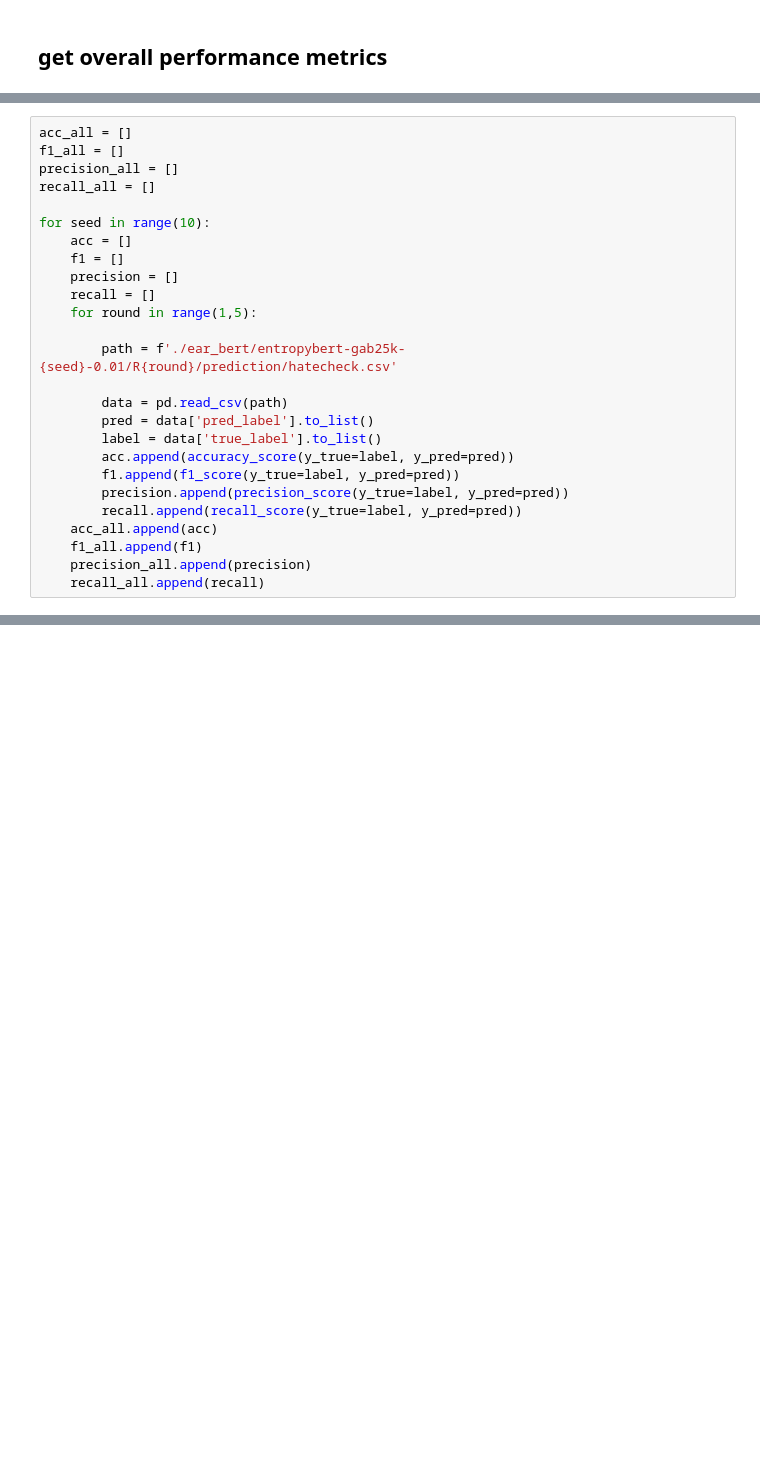
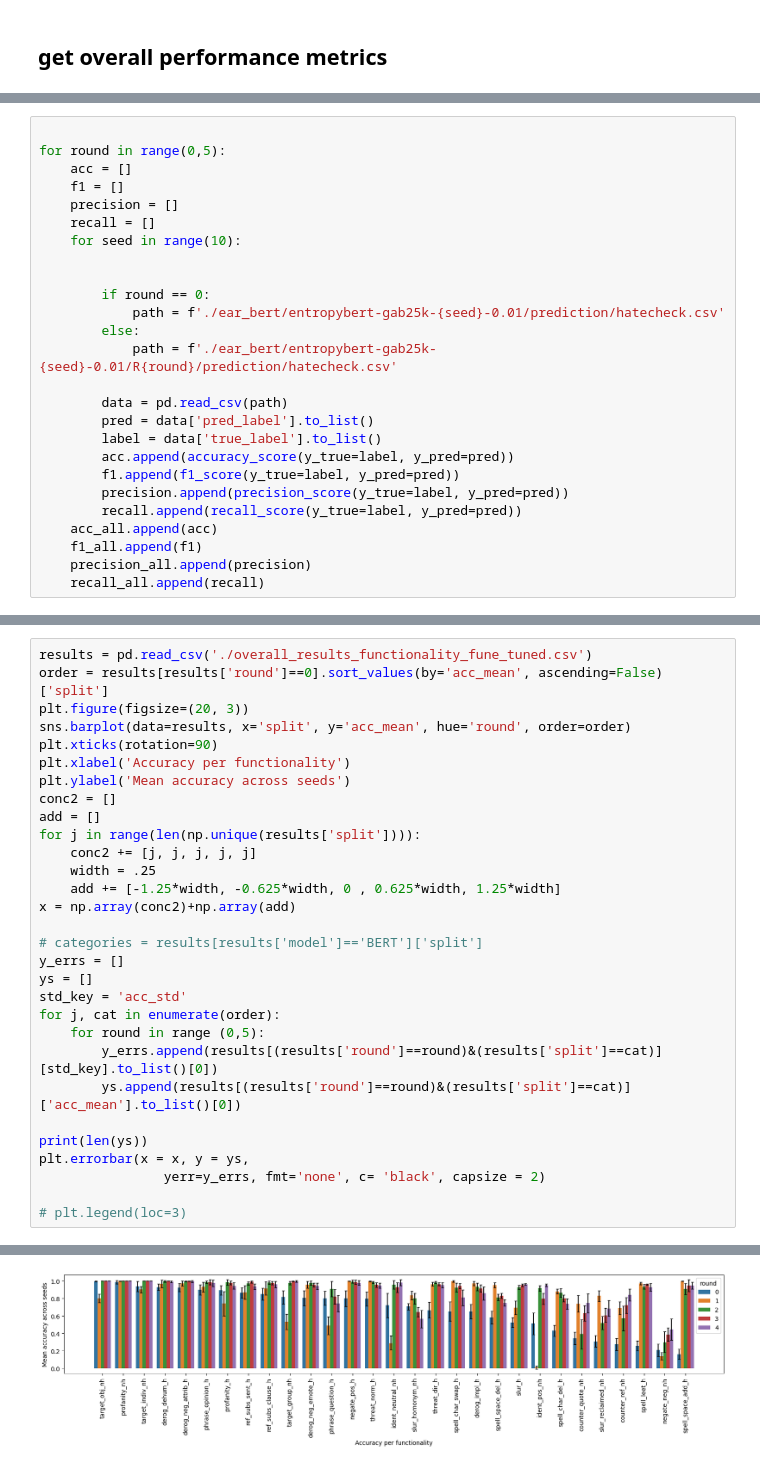
Before and after one commit to RaymondUoE/r255_bias_in_datasets, a Jupyter notebook: ear_dyna_results.ipynb, the cells around one changed output, grey strips where cells are left out. Saved outputs shown, nothing was run; the diff lists cells and outputs as text; blank space fills up the shorter version.

```diff
--- a/ear_dyna_results.ipynb
+++ b/ear_dyna_results.ipynb
@@ -35,17 +47,17 @@ for seed in tqdm(range(10), total=10):
 # %%
-acc_all = []
-f1_all = []
-precision_all = []
-recall_all = []
 
-for seed in range(10):
+for round in range(0,5):
     acc = []
     f1 = []
     precision = []
     recall = []
-    for round in range(1,5):
+    for seed in range(10):
 
-        path = f'./ear_bert/entropybert-gab25k-{seed}-0.01/R{round}/prediction/hatecheck.csv'
+
+        if round == 0:
+            path = f'./ear_bert/entropybert-gab25k-{seed}-0.01/prediction/hatecheck.csv'
+        else:
+            path = f'./ear_bert/entropybert-gab25k-{seed}-0.01/R{round}/prediction/hatecheck.csv'
 
         data = pd.read_csv(path)
         pred = data['pred_label'].to_list()
@@ -60,0 +118,31 @@ for seed in range(10):
+# %%
+results = pd.read_csv('./overall_results_functionality_fune_tuned.csv')
+order = results[results['round']==0].sort_values(by='acc_mean', ascending=False)['split']
+plt.figure(figsize=(20, 3))
+sns.barplot(data=results, x='split', y='acc_mean', hue='round', order=order)
+plt.xticks(rotation=90)
+plt.xlabel('Accuracy per functionality')
+plt.ylabel('Mean accuracy across seeds')
+conc2 = []
+add = []
+for j in range(len(np.unique(results['split']))):
+    conc2 += [j, j, j, j, j]
+    width = .25
+    add += [-1.25*width, -0.625*width, 0 , 0.625*width, 1.25*width]
+x = np.array(conc2)+np.array(add)
+
+# categories = results[results['model']=='BERT']['split']
+y_errs = []
+ys = []
+std_key = 'acc_std'
+for j, cat in enumerate(order):
+    for round in range (0,5):
+        y_errs.append(results[(results['round']==round)&(results['split']==cat)][std_key].to_list()[0])
+        ys.append(results[(results['round']==round)&(results['split']==cat)]['acc_mean'].to_list()[0])
+
+print(len(ys))
+plt.errorbar(x = x, y = ys,
+                yerr=y_errs, fmt='none', c= 'black', capsize = 2)
+
+# plt.legend(loc=3)
+# %% [output]
@@ -60,0 +151 @@ for seed in range(10):
+[figure, added]
```
Also changed, not shown: parts of 8 cells of this notebook, 4 other files.
